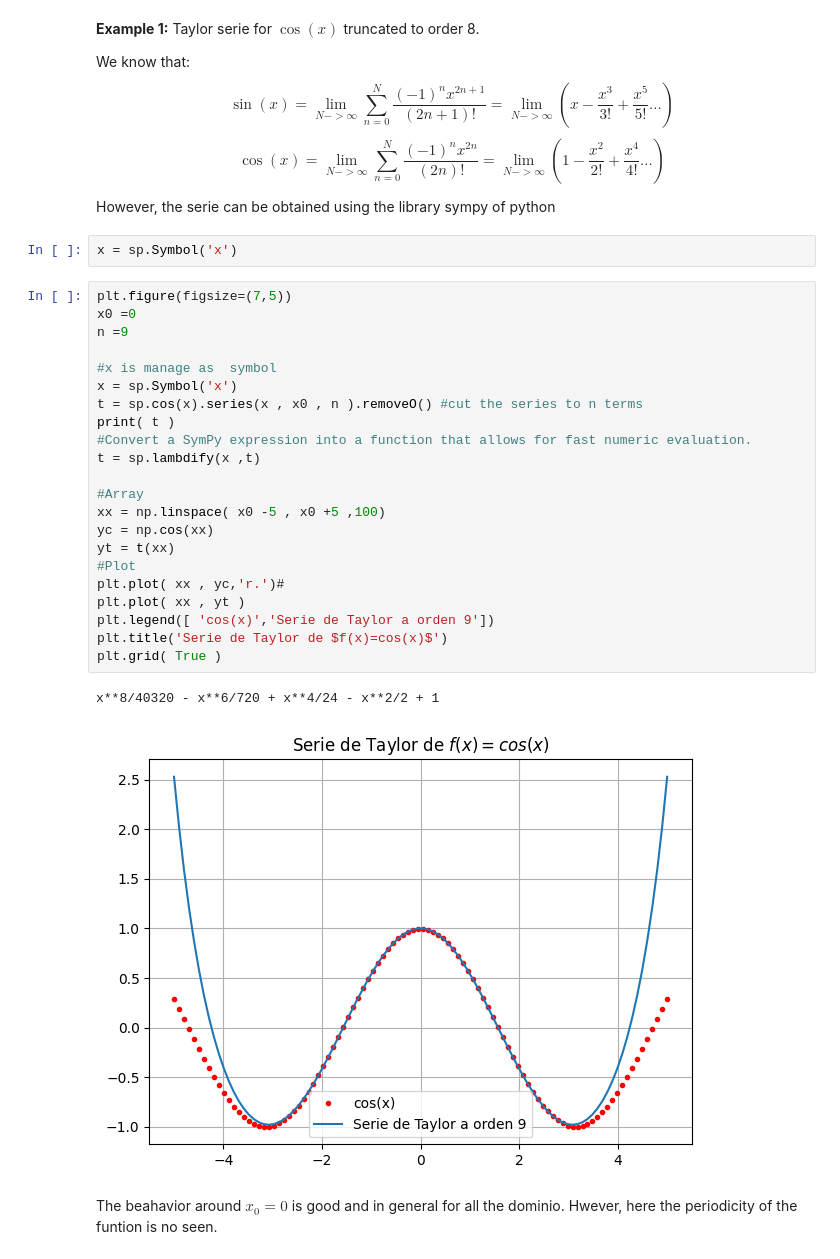
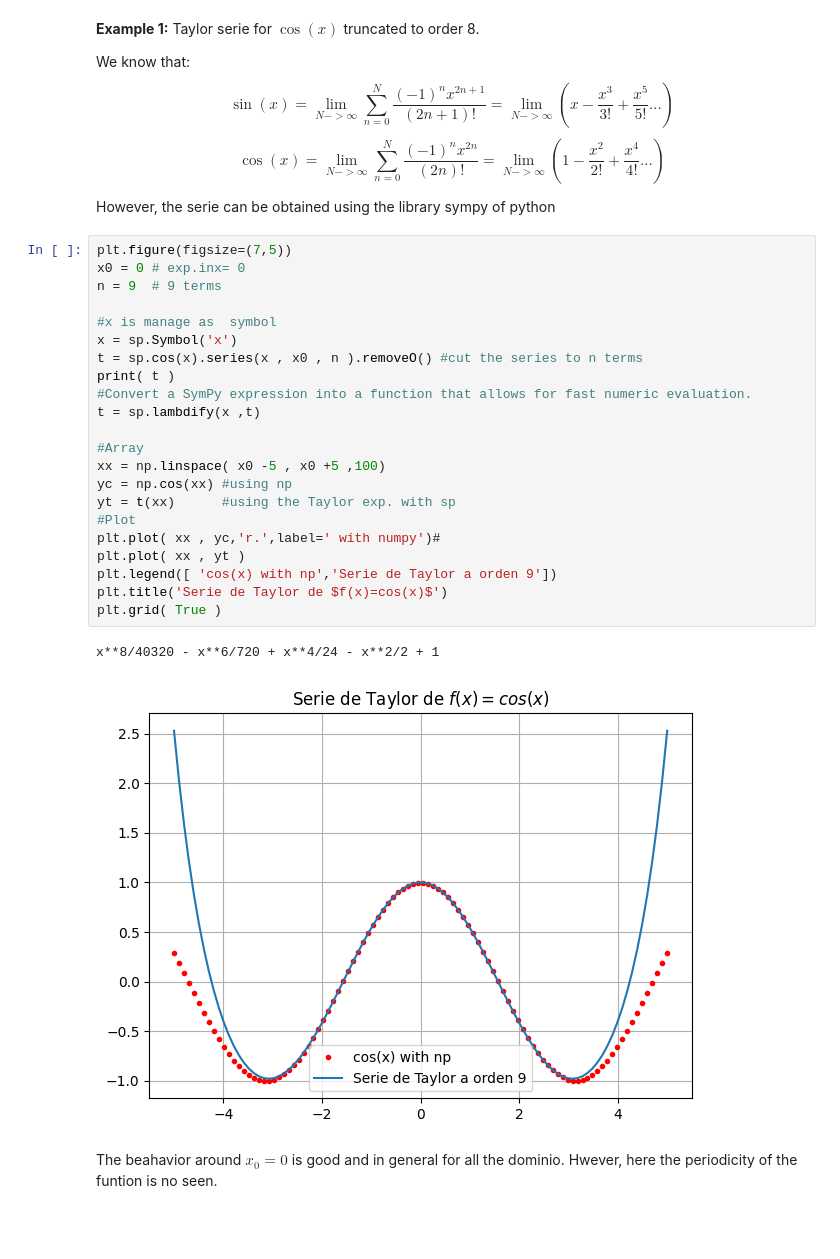
Before and after one commit to anferivera/Programming, a Jupyter notebook: 2_3_errors.ipynb, the cells around one changed output. Cells and saved outputs as stored; diff of their text form; blank space fills up the shorter version.

```diff
--- a/2_3_errors.ipynb
+++ b/2_3_errors.ipynb
@@ -81,33 +81,31 @@ We know that:
 \end{equation}
 
 However, the serie can be obtained using the library sympy of python
-# %%
-x = sp.Symbol('x')
 # %%
 plt.figure(figsize=(7,5))
-x0 =0
-n =9
+x0 = 0 # exp.inx= 0
+n = 9  # 9 terms
 
 #x is manage as  symbol
 x = sp.Symbol('x')
 t = sp.cos(x).series(x , x0 , n ).removeO() #cut the series to n terms
 print( t )
 #Convert a SymPy expression into a function that allows for fast numeric evaluation.
 t = sp.lambdify(x ,t)
 
 #Array
 xx = np.linspace( x0 -5 , x0 +5 ,100)
-yc = np.cos(xx)
-yt = t(xx)
+yc = np.cos(xx) #using np
+yt = t(xx)      #using the Taylor exp. with sp
 #Plot
-plt.plot( xx , yc,'r.')#
+plt.plot( xx , yc,'r.',label=' with numpy')#
 plt.plot( xx , yt )
-plt.legend([ 'cos(x)','Serie de Taylor a orden 9'])
+plt.legend([ 'cos(x) with np','Serie de Taylor a orden 9'])
 plt.title('Serie de Taylor de $f(x)=cos(x)$')
 plt.grid( True )
 # %% [output]
 x**8/40320 - x**6/720 + x**4/24 - x**2/2 + 1
-[figure, old version]
+[figure, new version]
 # %% [markdown]
 The beahavior around $x_0=0$ is good and in general for all the dominio. Hwever, here the periodicity of the funtion is no seen.
 # %% [markdown]
```
Also changed, not shown: parts of 2 cells of this notebook.
